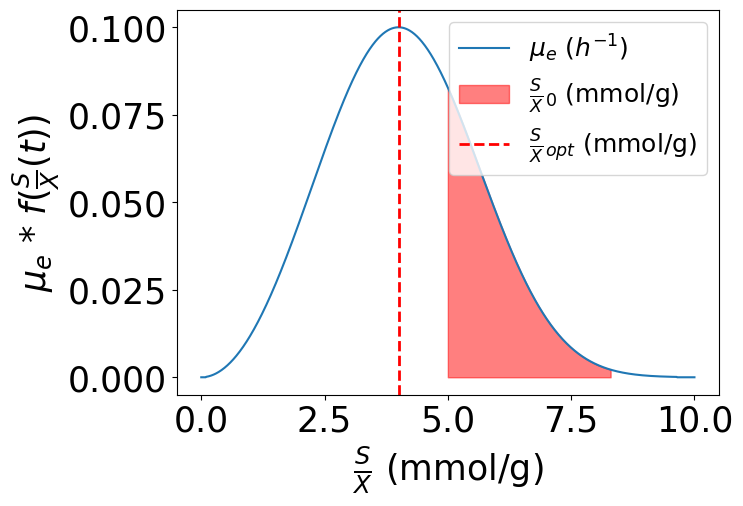
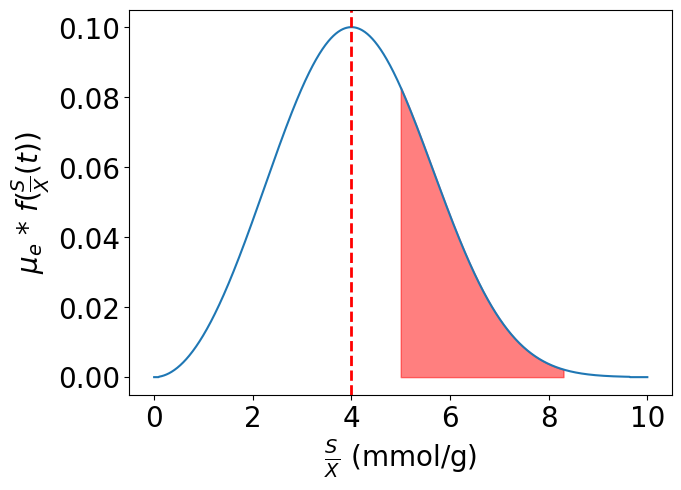
The notebook cell's code change between the first figure and the second:
--- before
+++ after
@@ -39,12 +39,12 @@
 
 # Add labels and vertical line
-plt.xlabel(r'$\frac{S}{X}$ (mmol/g)', fontsize=25)
-plt.ylabel(r'$\mu_e$ * $ f (\frac{S}{X}(t))$', fontsize=25)
+plt.xlabel(r'$\frac{S}{X}$ (mmol/g)', fontsize=20)
+plt.ylabel(r'$\mu_e$ * $ f (\frac{S}{X}(t))$', fontsize=20)
 plt.axvline(x=4, color='r', linestyle='--', linewidth=2, label=r'$\frac{S}{X}_{opt}$ (mmol/g)')
 
-# Customize tick parameters with fontsize=25
-plt.tick_params(axis='both', which='major', labelsize=25)
+# Customize tick parameters with fontsize=20
+plt.tick_params(axis='both', which='major', labelsize=20)
 # Add legend and show plot
-plt.legend(fontsize=18)
+#plt.legend(fontsize=18)
 figure_path = os.path.join('figures','figure2','figure2d.svg')
 plt.savefig(figure_path, format="svg", bbox_inches="tight", dpi=600)

Commit: paper version